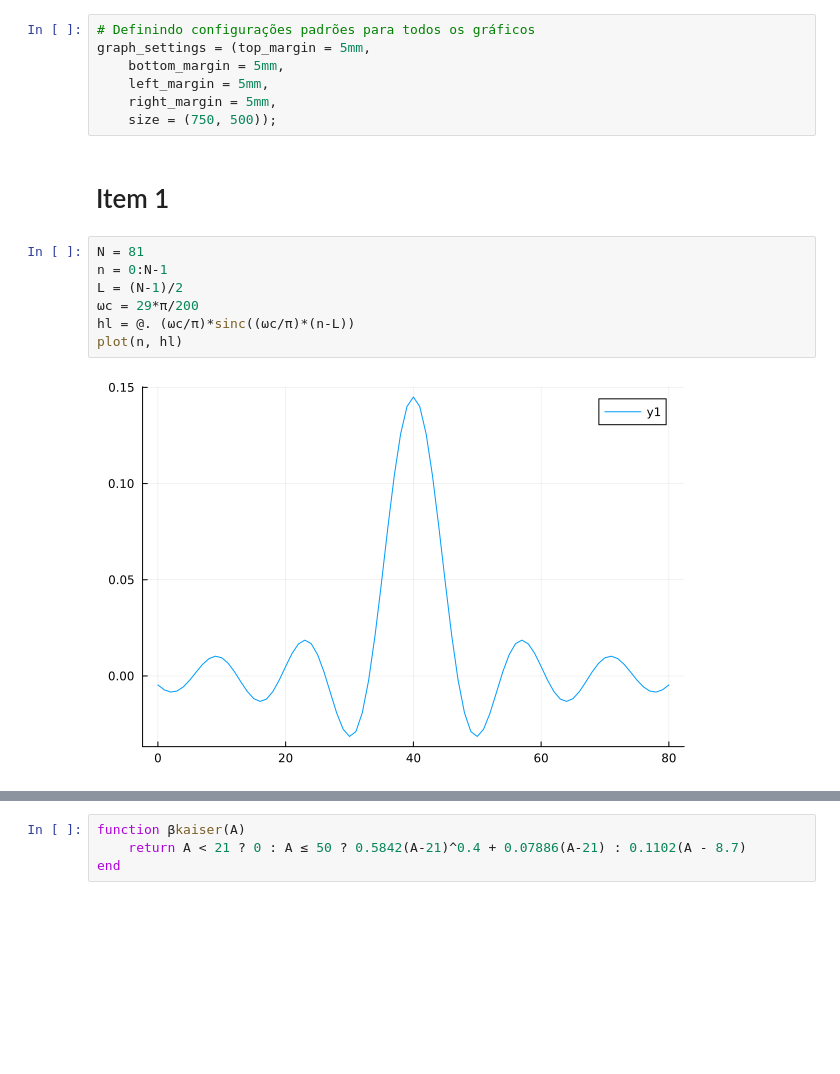
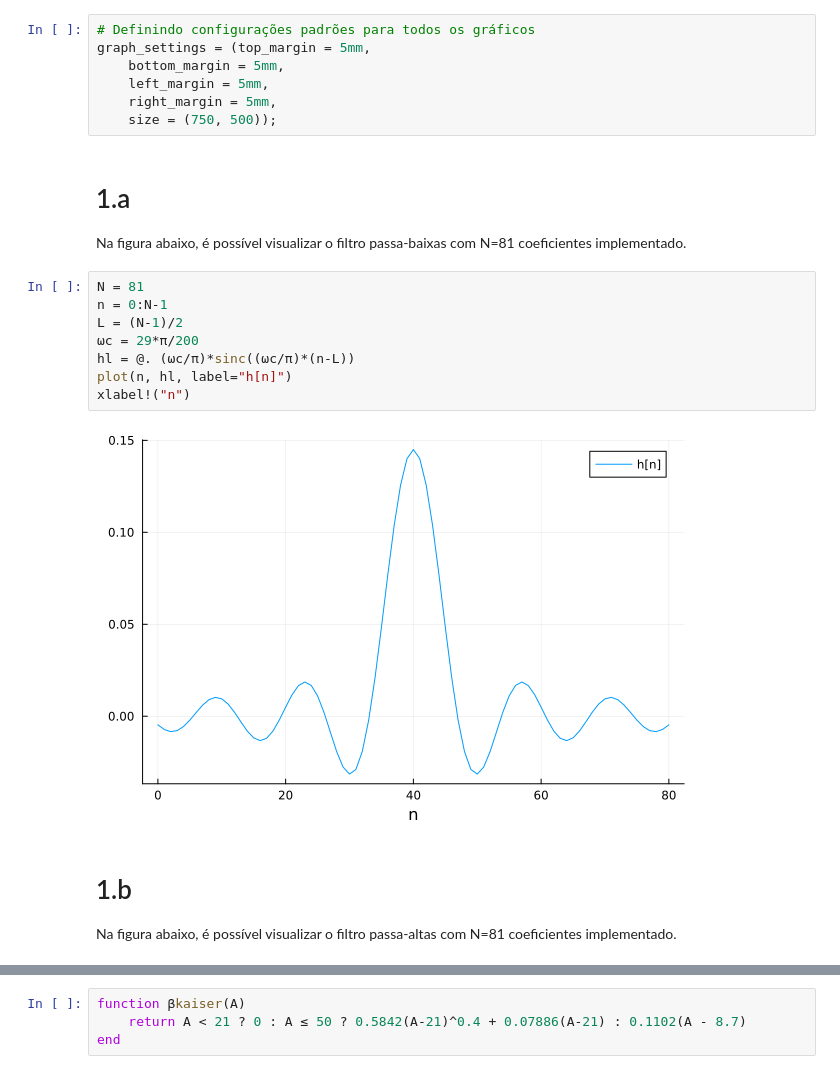
Before and after one commit to HenriqueLefundes/EP2_PES, a Jupyter notebook: EP2.ipynb, the cells around one changed output, grey strips where cells are left out. Saved outputs shown, nothing was run; the diff lists cells and outputs as text; blank space fills up the shorter version.

```diff
--- a/EP2.ipynb
+++ b/EP2.ipynb
@@ -13,17 +17,22 @@ graph_settings = (top_margin = 5mm,
     left_margin = 5mm,
     right_margin = 5mm,
     size = (750, 500));
-# %% [markdown]
-# Item 1
+# %% [markdown]
+# 1.a
+ Na figura abaixo, é possível visualizar o filtro passa-baixas com N=81 coeficientes implementado.
 # %%
 N = 81
 n = 0:N-1
 L = (N-1)/2
 ωc = 29*π/200
 hl = @. (ωc/π)*sinc((ωc/π)*(n-L))
-plot(n, hl)
+plot(n, hl, label="h[n]")
+xlabel!("n")
 # %% [output]
-[figure, old version]
+[figure, new version]
+# %% [markdown]
+# 1.b
+ Na figura abaixo, é possível visualizar o filtro passa-altas com N=81 coeficientes implementado.
 # %%
 hh = @. sinc.(n.-L) - (ωc/π)*sinc((ωc/π)*(n-L)) # The sinc(n-L) works as an impulse
 
```
Also changed, not shown: parts of 38 cells of this notebook.
